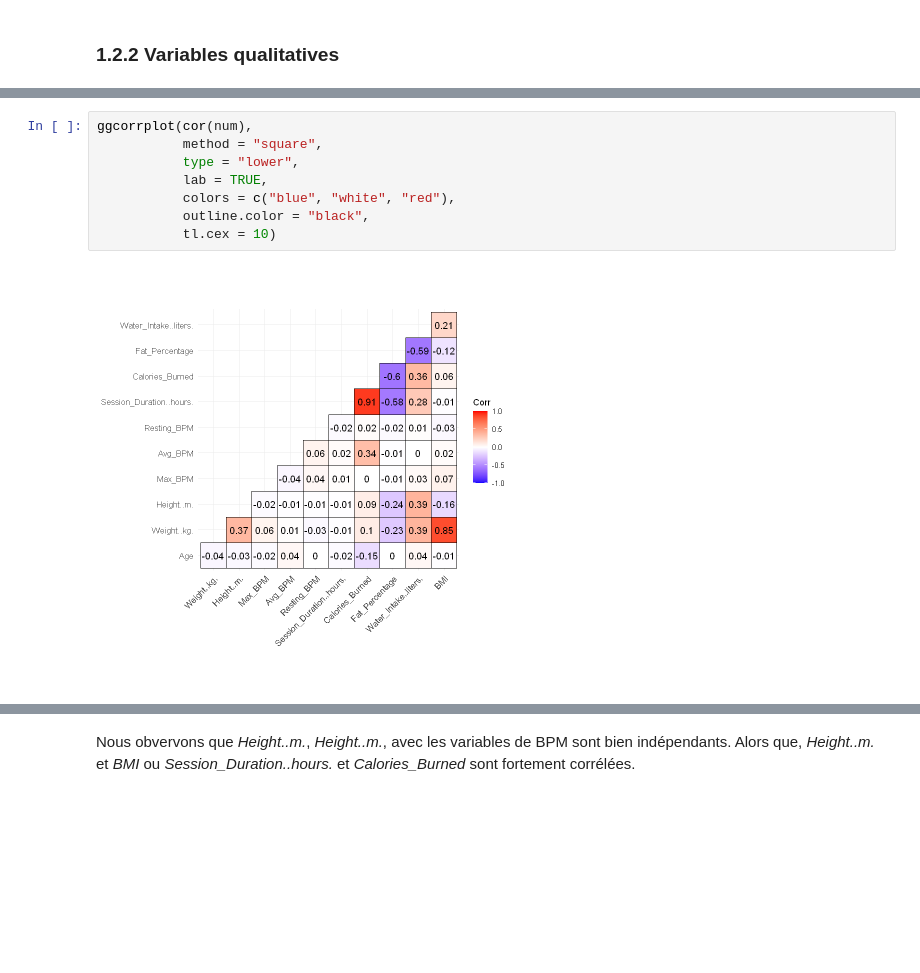
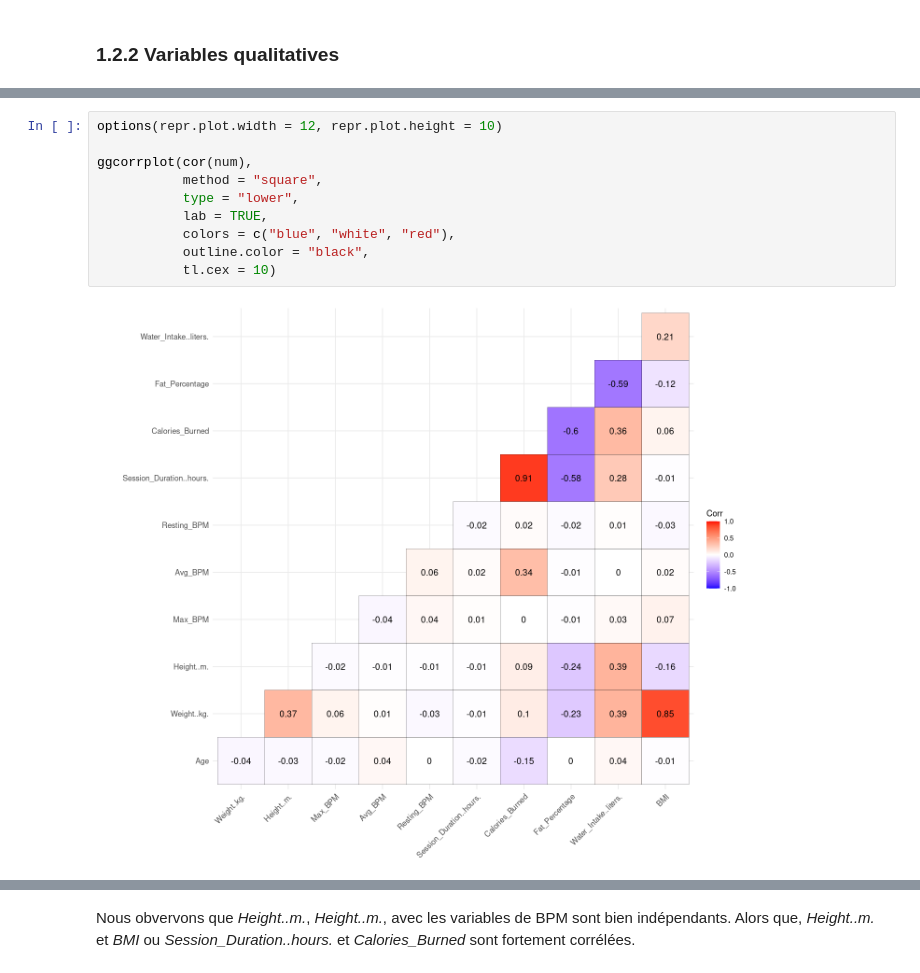
Before and after one commit to Anhquannnnnn/Machine-Learning, a Jupyter notebook: R.ipynb, the cells around one changed output, grey strips where cells are left out. Saved outputs shown, nothing was run; the diff lists cells and outputs as text; blank space fills up the shorter version.

```diff
--- a/R.ipynb
+++ b/R.ipynb
@@ -214,11 +236,13 @@ grid.arrange(box_cat1,box_cat2, box_cat3, box_cat4, ncol = 2)
 # %%
+options(repr.plot.width = 12, repr.plot.height = 10)
+
 ggcorrplot(cor(num),
            method = "square",
            type = "lower",
            lab = TRUE,
            colors = c("blue", "white", "red"),
            outline.color = "black",
            tl.cex = 10)
 # %% [output]
-[figure, old version]
+[figure, new version]
 # %%
```
Also changed, not shown: parts of 5 cells of this notebook.
